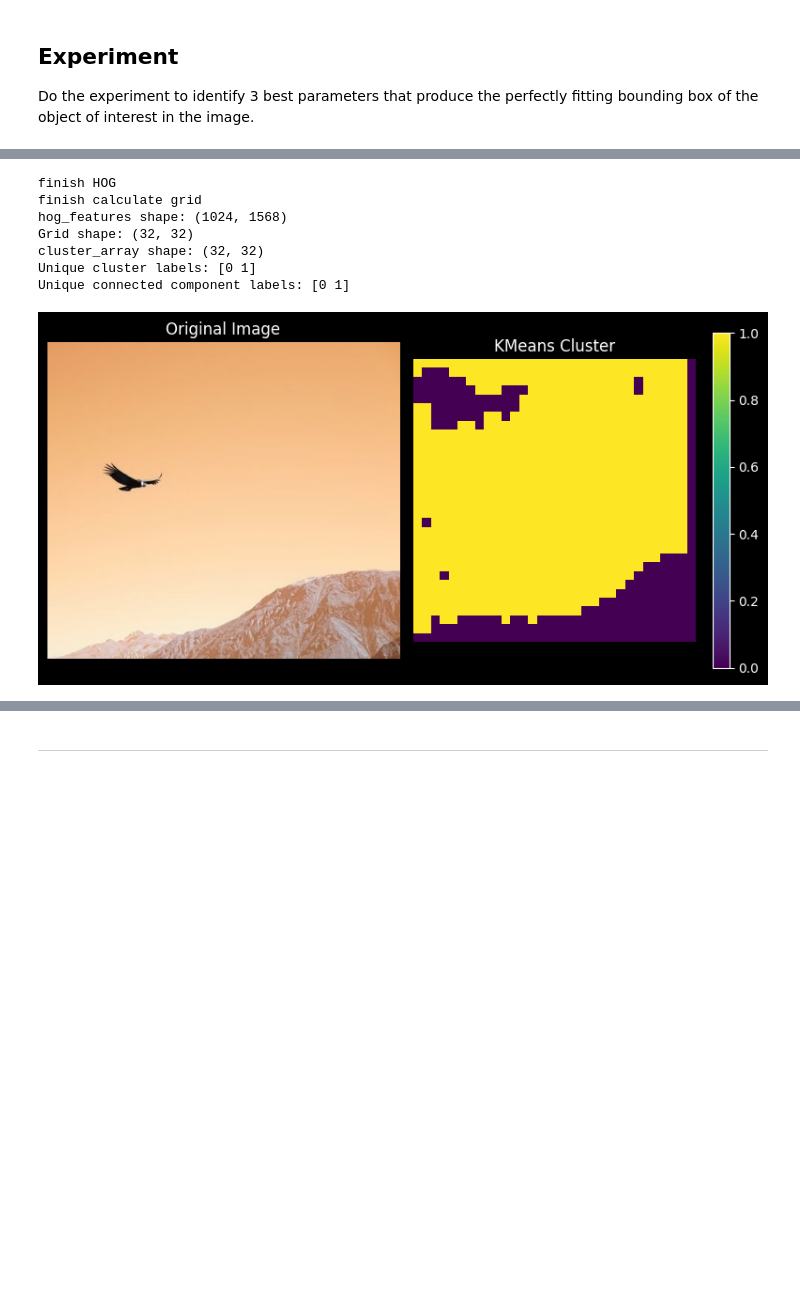
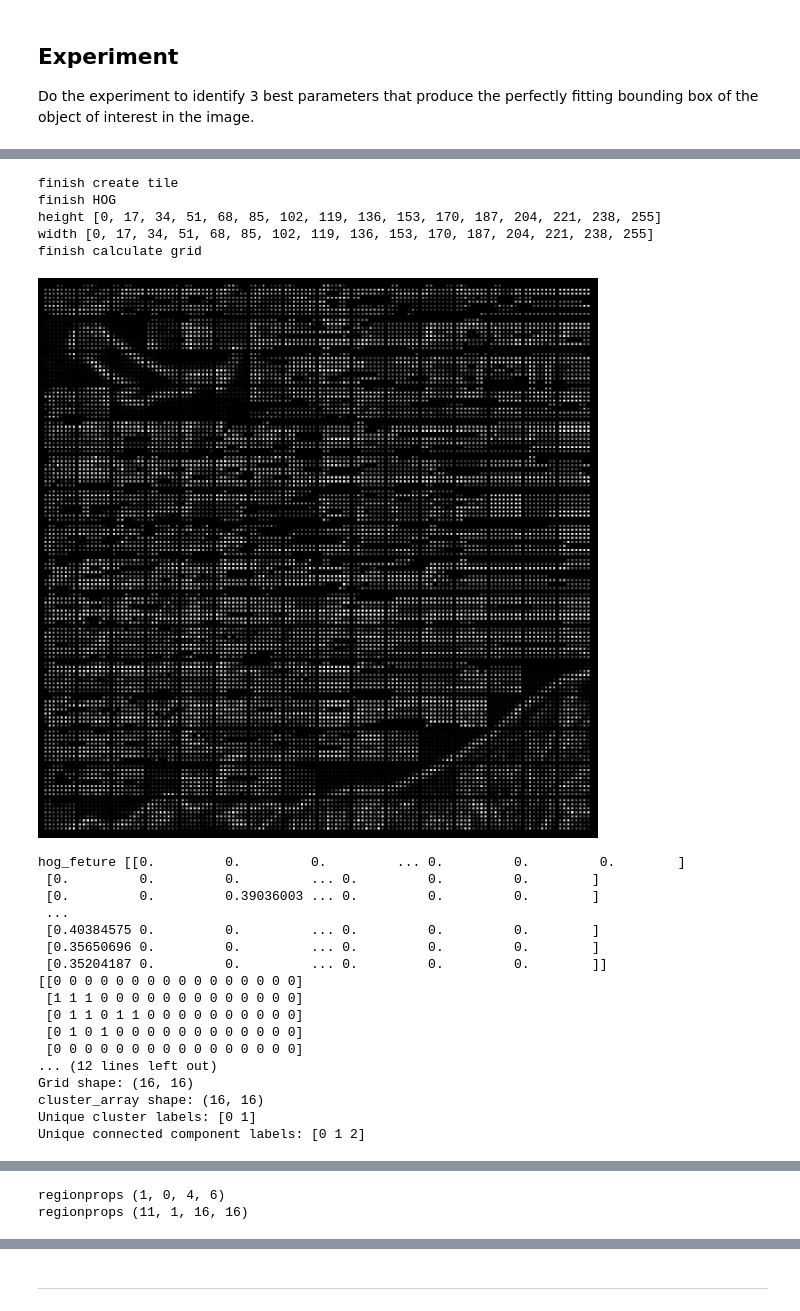
Before and after one commit to pomneii/Image-Processing, a Jupyter notebook: Lab3_Image-Segmentation/Lab3_Image Segmentation.ipynb, the cells around one changed output, grey strips where cells are left out. Cells and saved outputs as stored; diff of their text form; code cells hidden in the pictures; blank space fills up the shorter version.

```diff
--- a/Lab3_Image-Segmentation/Lab3_Image Segmentation.ipynb
+++ b/Lab3_Image-Segmentation/Lab3_Image Segmentation.ipynb
@@ -227,11 +261,11 @@ Let's use `HOGSubimageExtractor()` in the cell below.
 </details>
 # %%
 ### START CODE HERE ###
-tile_size = (16, 16)
-stride = (16, 16)
-hog_extractor = HOGSubimageExtractor(rgb_img, tile_size, stride)
+tile_size = (32, 32)
+stride = (32, 32)
+hog_extractor = HOGSubimageExtractor(image, tile_size, stride)
+hog_extractor.plot_hog_images()
 num_grid = hog_extractor.get_num_grid()
 print(f'Number of grids: {num_grid}')
-hog_extractor.plot_hog_images()
 ### END CODE HERE ###
 # %% [output]
@@ -284,10 +307,11 @@ class KMeansCluster:
     def perform_clustering(self):
         hog_features = np.array(self.hog_extractor.hog_features)
         kmeans = KMeans(n_clusters=self.n_clusters, random_state=self.random_state)
+        print("hog_feture",hog_features)
         kmeans.fit(hog_features)
         self.cluster_array = kmeans.labels_.reshape(self.hog_extractor.get_num_grid())
         self.all_labels = measure.label(self.cluster_array, connectivity=2)
-
+        print(self.all_labels )
         print("hog_features shape:", hog_features.shape)
         print("Grid shape:", self.hog_extractor.get_num_grid())
         print("cluster_array shape:", self.cluster_array.shape)
@@ -295,7 +319,7 @@ class KMeansCluster:
         print("Unique connected component labels:", np.unique(self.all_labels))
 
     def plot_cluster_and_labels(self):
-        fig, ax = plt.subplots(1, 2, figsize=(8, 4))
+        fig, ax = plt.subplots(1, 2, figsize=(12, 6))
         ax[0].imshow(image, cmap='gray')
         ax[0].set_title('Original Image')
         ax[0].axis('off')
@@ -303,9 +327,7 @@ class KMeansCluster:
         img = ax[1].imshow(self.cluster_array)
         ax[1].set_title('KMeans Cluster')
         ax[1].axis('off')
-        # ax[1].imshow(self.all_labels, cmap='nipy_spectral')
-        # ax[1].set_title('Connected Components')
-        # ax[1].axis('off')
+
         plt.colorbar(img)
         plt.tight_layout()
         plt.show()
@@ -316,6 +338,7 @@ class KMeansCluster:
         tile_h, tile_w = self.hog_extractor.tile_size
         for region in measure.regionprops(self.all_labels):
             minr, minc, maxr, maxc = region.bbox
+            print("regionprops",region.bbox)
             x = minc * tile_w
             y = minr * tile_h
             w = (maxc - minc) * tile_w
@@ -404,25 +498,35 @@ Unique connected component labels: [0 1 2]
 # %%
-### START CODE HERE (64,64) 30 51 65 72###
-
+### START CODE HERE ###
 tile_size = (16, 16)
-stride = (8, 8)
-hog_extractor = HOGSubimageExtractor(rgb_img, tile_size, stride)
-num_grid = hog_extractor.get_num_grid()
-# print(f'Number of grids: {num_grid}')
-# hog_extractor.plot_hog_images()
-
+stride = (16, 16)
+hog_extractor = HOGSubimageExtractor(image, tile_size, stride)
+hog_extractor.plot_hog_images()
 kmeans_cluster = KMeansCluster(hog_extractor, n_clusters=2, random_state=42)
 kmeans_cluster.plot_cluster_and_labels()
 bboxes = kmeans_cluster.get_bounding_boxes()
-boxed_image = draw_bbox(rgb_img,bboxes)
-
+boxed_image = draw_bbox(image,bboxes)
 ### END CODE HERE ###
 # %% [output]
+finish create tile
 finish HOG
+height [0, 17, 34, 51, 68, 85, 102, 119, 136, 153, 170, 187, 204, 221, 238, 255]
+width [0, 17, 34, 51, 68, 85, 102, 119, 136, 153, 170, 187, 204, 221, 238, 255]
 finish calculate grid
-hog_features shape: (1024, 1568)
-Grid shape: (32, 32)
-cluster_array shape: (32, 32)
-Unique cluster labels: [0 1]
-Unique connected component labels: [0 1]
-[figure, old version]
+[figure, new version]
+hog_feture [[0.         0.         0.         ... 0.         0.         0.        ]
+ [0.         0.         0.         ... 0.         0.         0.        ]
+ [0.         0.         0.39036003 ... 0.         0.         0.        ]
+ ...
+ [0.40384575 0.         0.         ... 0.         0.         0.        ]
+ [0.35650696 0.         0.         ... 0.         0.         0.        ]
+ [0.35204187 0.         0.         ... 0.         0.         0.        ]]
+[[0 0 0 0 0 0 0 0 0 0 0 0 0 0 0 0]
+ [1 1 1 0 0 0 0 0 0 0 0 0 0 0 0 0]
+ [0 1 1 0 1 1 0 0 0 0 0 0 0 0 0 0]
+ [0 1 0 1 0 0 0 0 0 0 0 0 0 0 0 0]
+ [0 0 0 0 0 0 0 0 0 0 0 0 0 0 0 0]
+... (12 lines left out)
+Grid shape: (16, 16)
+cluster_array shape: (16, 16)
+Unique cluster labels: [0 1]
+Unique connected component labels: [0 1 2]
@@ -429,0 +534,2 @@ Unique connected component labels: [0 1]
+regionprops (1, 0, 4, 6)
+regionprops (11, 1, 16, 16)
```
Also changed, not shown: parts of 12 cells of this notebook.
